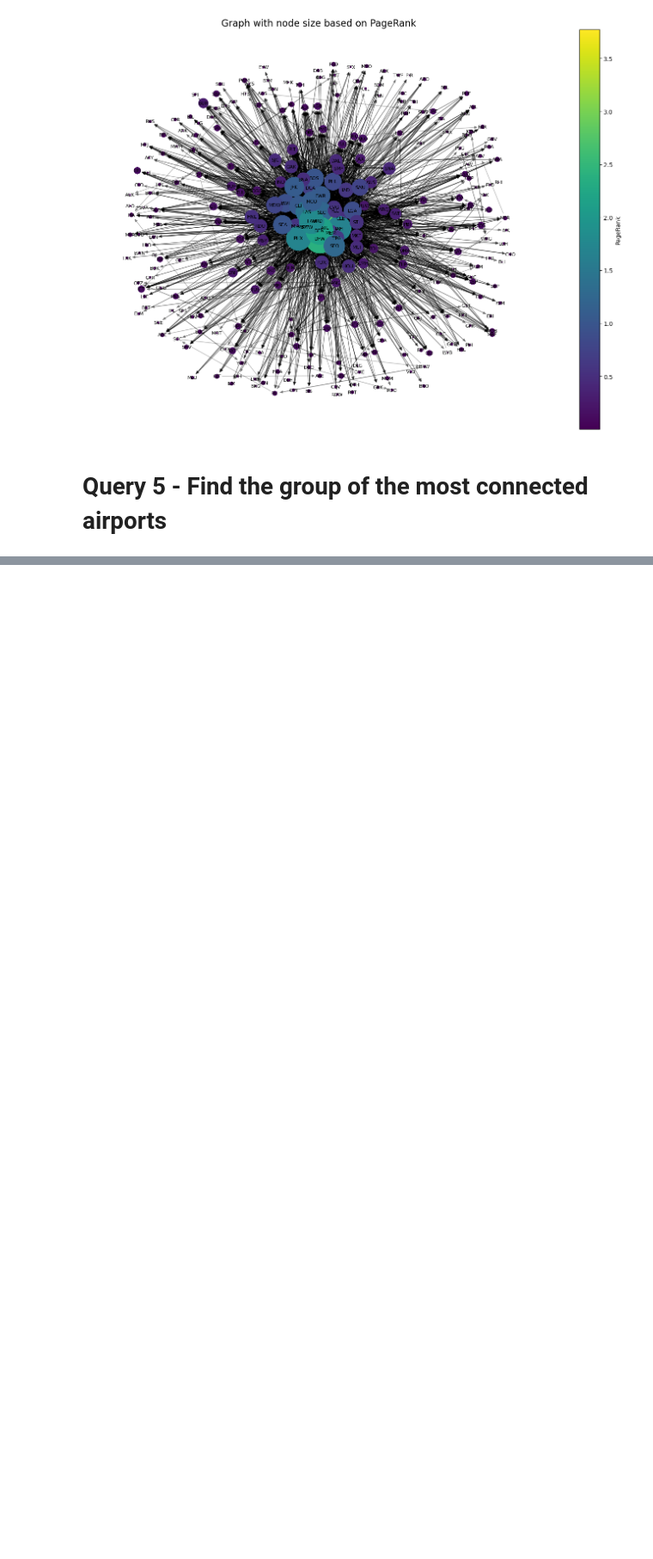
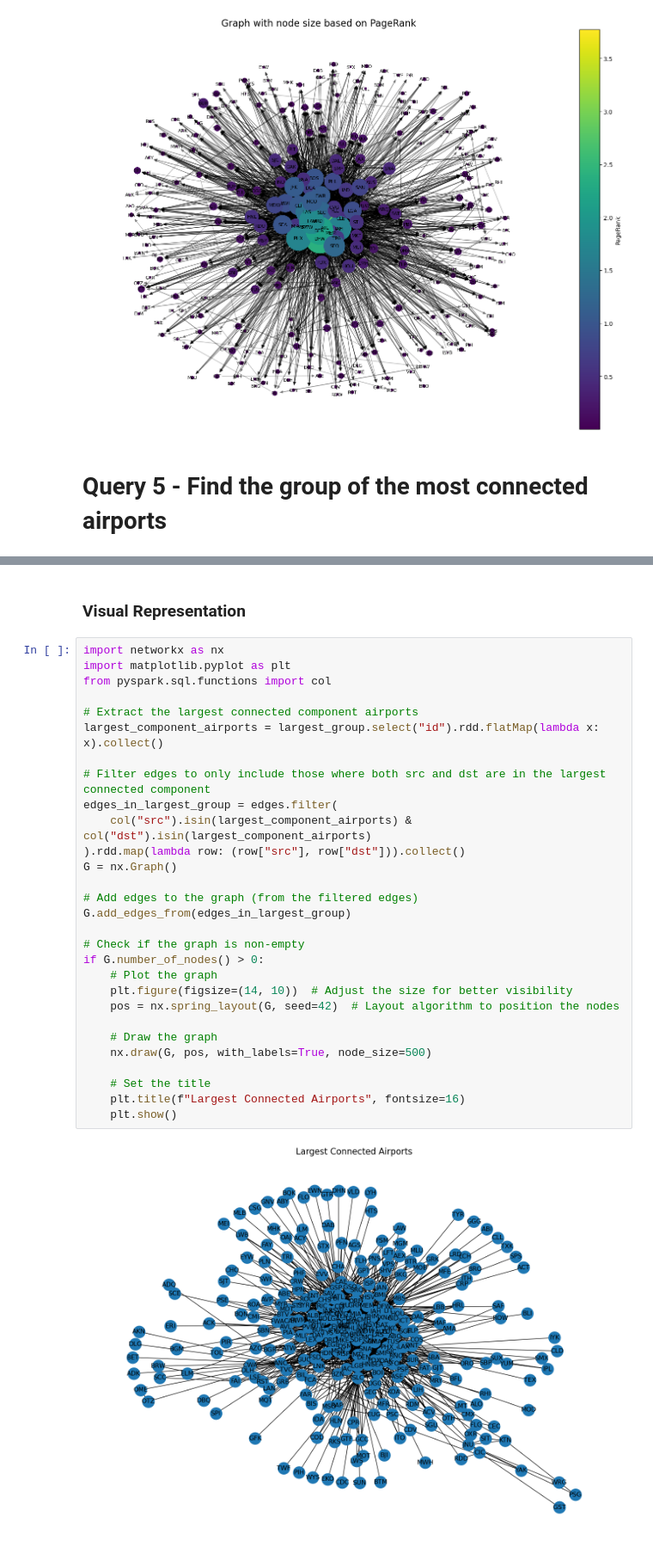
Before and after one commit to PhashaD/bdm-project-group12, a Jupyter notebook: projects/project3/project3.ipynb, the cells around one changed output, grey strips where cells are left out. Shown at 86% size. Cells and saved outputs as stored; diff of their text form; blank space fills up the shorter version.

```diff
--- a/projects/project3/project3.ipynb
+++ b/projects/project3/project3.ipynb
@@ -633,0 +621,33 @@ plt.show()
+# %% [markdown]
+### Visual Representation
+# %%
+import networkx as nx
+import matplotlib.pyplot as plt
+from pyspark.sql.functions import col
+
+# Extract the largest connected component airports
+largest_component_airports = largest_group.select("id").rdd.flatMap(lambda x: x).collect()
+
+# Filter edges to only include those where both src and dst are in the largest connected component
+edges_in_largest_group = edges.filter(
+    col("src").isin(largest_component_airports) & col("dst").isin(largest_component_airports)
+).rdd.map(lambda row: (row["src"], row["dst"])).collect()
+G = nx.Graph()
+
+# Add edges to the graph (from the filtered edges)
+G.add_edges_from(edges_in_largest_group)
+
+# Check if the graph is non-empty
+if G.number_of_nodes() > 0:
+    # Plot the graph
+    plt.figure(figsize=(14, 10))  # Adjust the size for better visibility
+    pos = nx.spring_layout(G, seed=42)  # Layout algorithm to position the nodes
+
+    # Draw the graph
+    nx.draw(G, pos, with_labels=True, node_size=500)
+
+    # Set the title
+    plt.title(f"Largest Connected Airports", fontsize=16)
+    plt.show()
+# %% [output]
+[figure, added]
```
Also changed, not shown: parts of 4 cells of this notebook, 1 other file.
